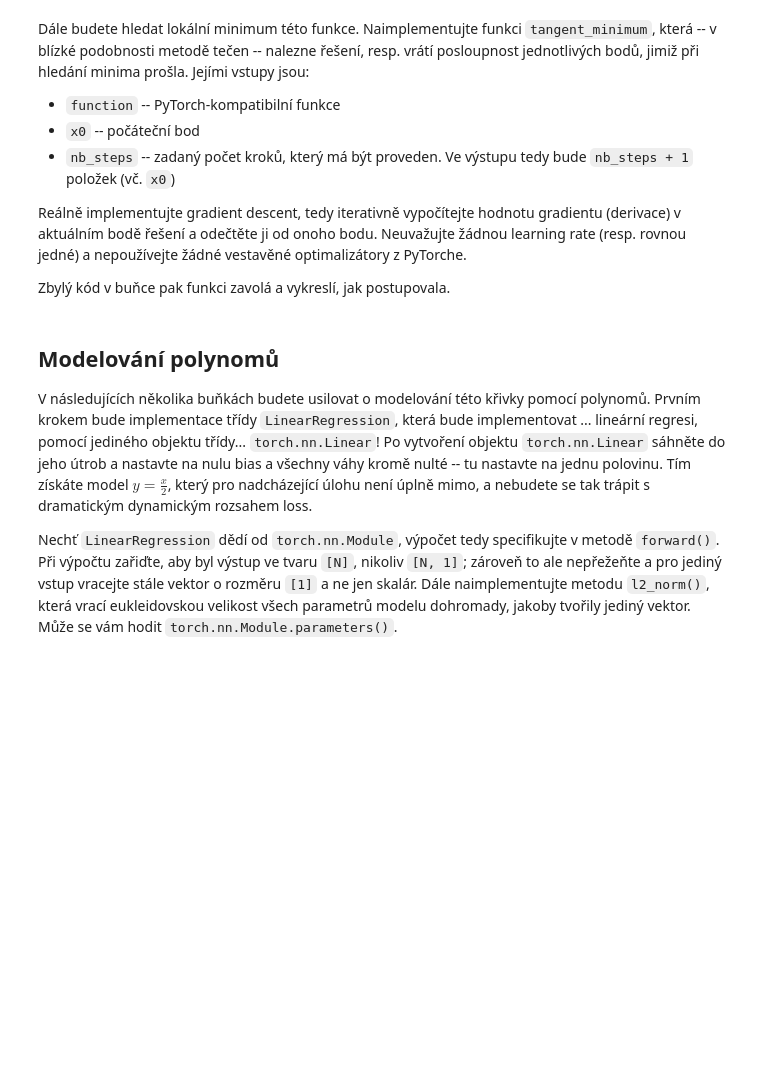
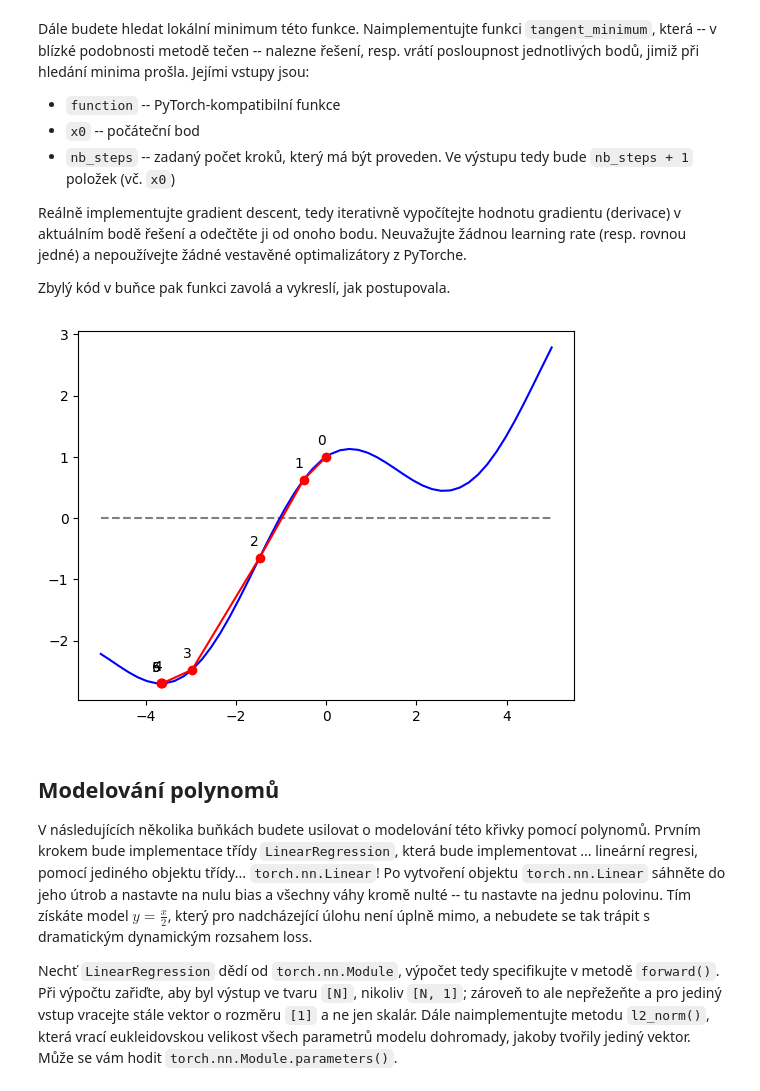
Before and after one commit to You-never-know/SUI-3, a Jupyter notebook: zadani.ipynb, the cells around one changed output. Saved outputs shown, nothing was run; the diff lists cells and outputs as text; code cells hidden in the pictures; blank space fills up the shorter version.

```diff
--- a/zadani.ipynb
+++ b/zadani.ipynb
@@ -56,20 +56,29 @@ Neuvažujte žádnou learning rate (resp. rovnou jedné) a nepoužívejte žádn
 Zbylý kód v buňce pak funkci zavolá a vykreslí, jak postupovala.
 # %%
 def tangent_minimum(function, x0, nb_steps):
-    pass
+    path = [x0.item()]
+    x = x0
+    for i in range(nb_steps):
+        y = function(x)
+        y.backward()
+        x = torch.tensor((x - x.grad).item(), requires_grad=True)
+        path.append(x.item())
+    return path
 
 x0 = torch.tensor([0.0], requires_grad=True)
 updates = tangent_minimum(func, x0, 6)
 
 plt.figure()
 plt.plot(xs.detach(),  0 * np.ones(xs.shape[0]), color='gray', linestyle='--')
 plt.plot(xs.detach(), func(xs).detach(), 'b')
 plt.plot(updates, func(torch.tensor(updates)).detach(), 'r', marker='o')
 
 for i, (x, y) in enumerate(zip(updates, func(torch.tensor(updates)).detach())):
     plt.annotate(f'{i}', (x, y), xytext=(x-0.2, y+0.2))
 
 plt.show()
+# %% [output]
+[figure, added]
 # %% [markdown]
 ## Modelování polynomů
 
```
Also changed, not shown: 1 other file.
